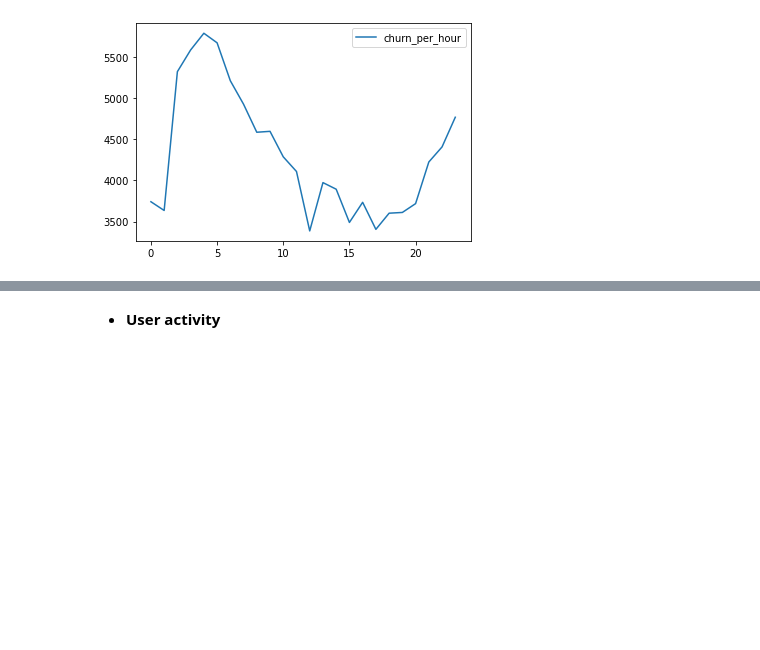
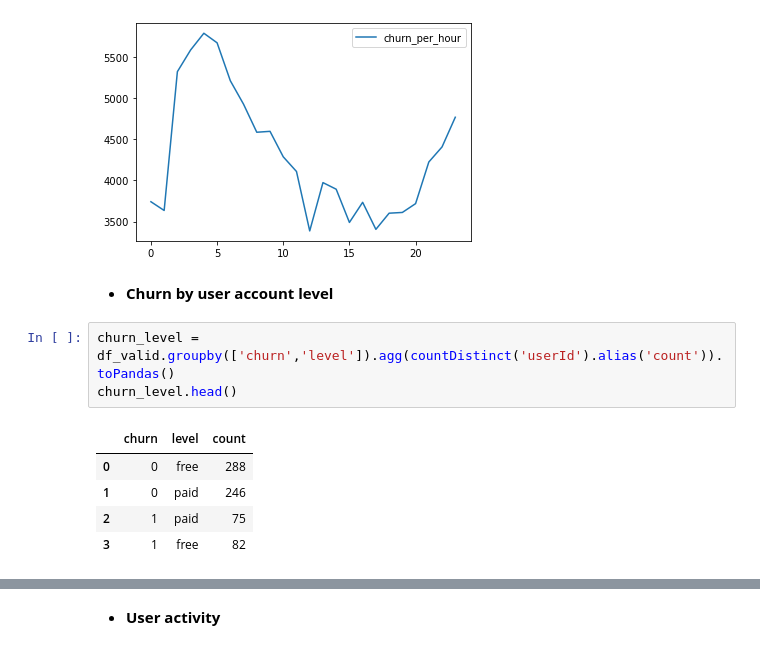
Before and after one commit to texcindy99/Spark_Machine_Learning, a Jupyter notebook: Spark_ML_Music_Service.ipynb, the cells around one changed output, grey strips where cells are left out. Drawn from its saved outputs; the diff is of its cells as text; blank space fills up the shorter version.

```diff
--- a/Spark_ML_Music_Service.ipynb
+++ b/Spark_ML_Music_Service.ipynb
@@ -262,3 +262,14 @@ df_churn_in_hour.head()
 df_churn_in_hour.plot.line();
 # %% [output]
 [figure]
+# %% [markdown]
+- **Churn by user account level**
+# %%
+churn_level = df_valid.groupby(['churn','level']).agg(countDistinct('userId').alias('count')).toPandas()
+churn_level.head()
+# %% [output]
+|  | churn | level | count |
+| 0 | 0 | free | 288 |
+| 1 | 0 | paid | 246 |
+| 2 | 1 | paid | 75 |
+| 3 | 1 | free | 82 |
```
Also changed, not shown: parts of 1 cell of this notebook.
